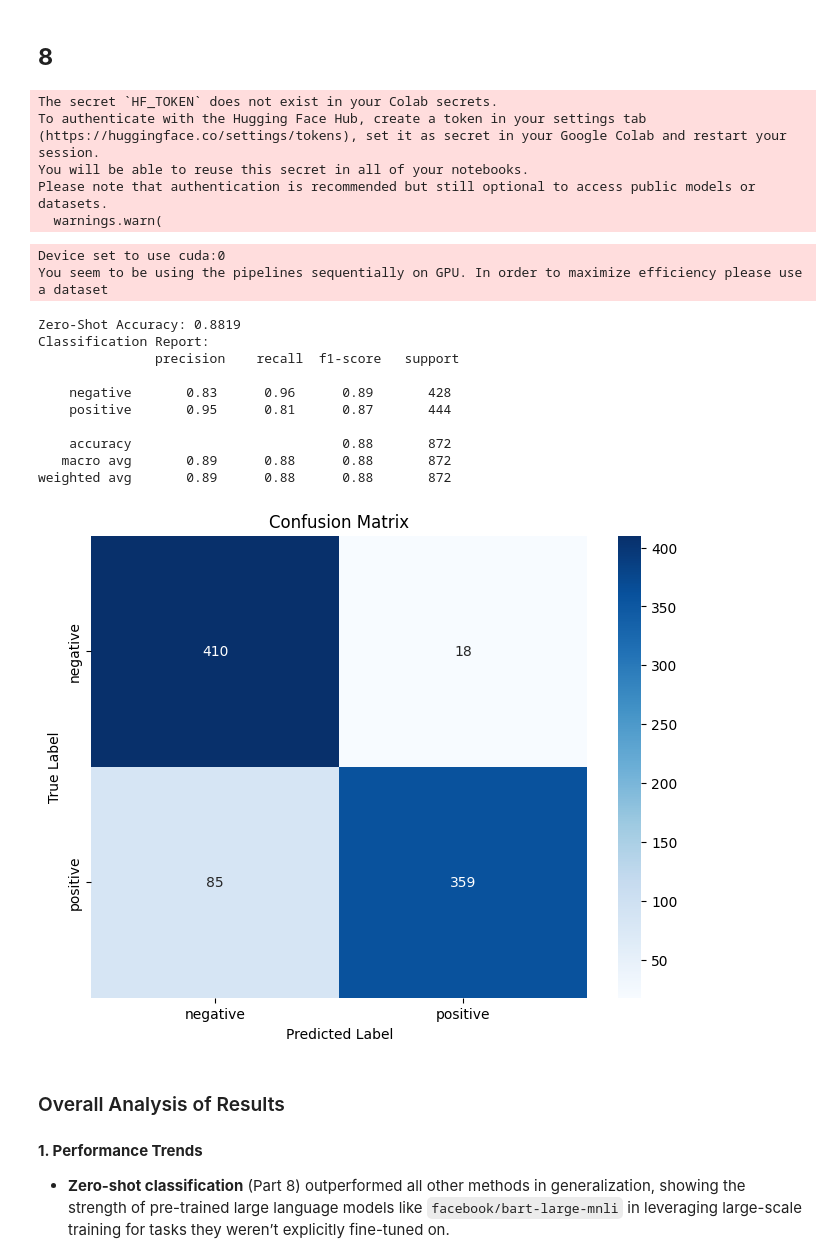
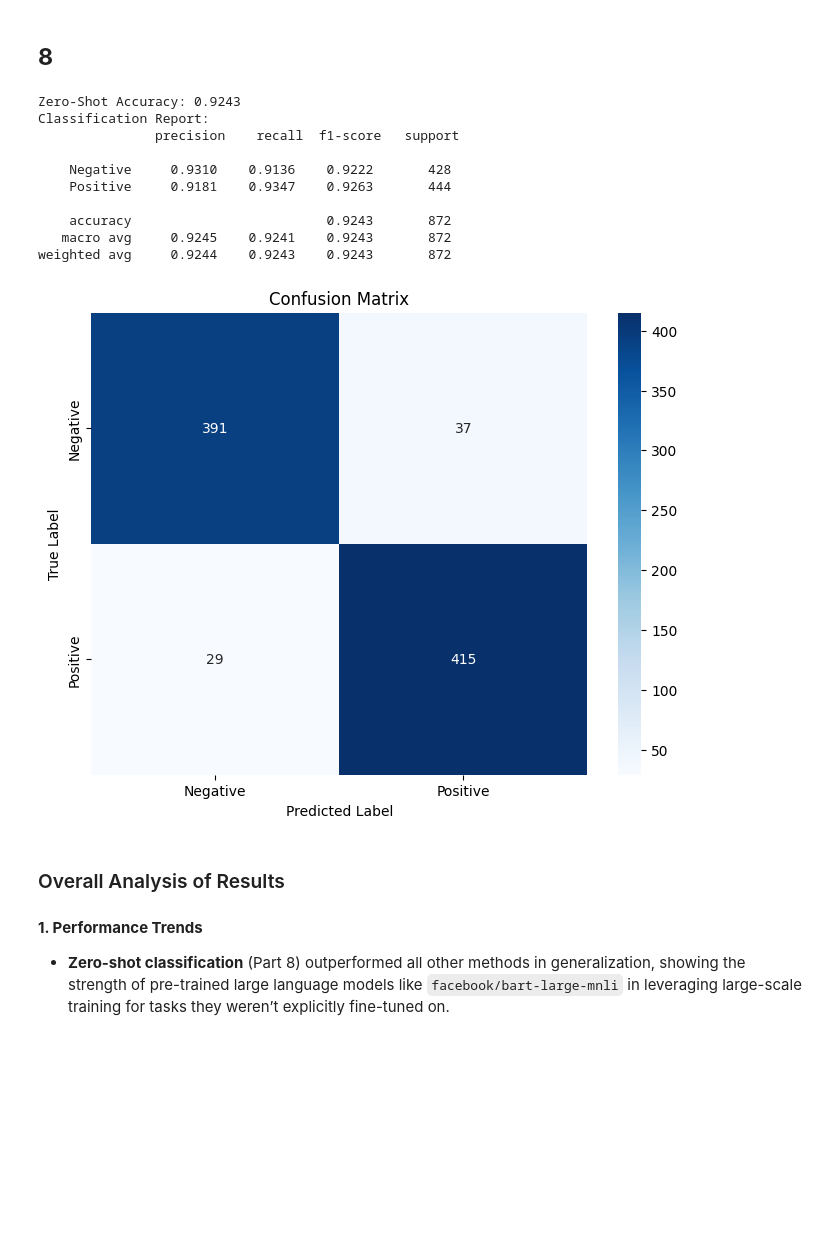
Before and after one commit to tinahalimi/HW4_DL, a Jupyter notebook: Deep Learning HW4 Part 3.ipynb, the cells around one changed output. Saved outputs shown, nothing was run; the diff lists cells and outputs as text; code cells hidden in the pictures; blank space fills up the shorter version.

```diff
--- a/Deep Learning HW4 Part 3.ipynb
+++ b/Deep Learning HW4 Part 3.ipynb
@@ -965,67 +965,71 @@ Validation Accuracy for Right-to-Left Classifier: 0.8670
 ## **8**
 # %%
 from datasets import load_dataset
-from transformers import pipeline
+from transformers import BertForSequenceClassification, AutoTokenizer
 from sklearn.metrics import accuracy_score, classification_report, confusion_matrix
+from torch.utils.data import DataLoader
+import torch
 import matplotlib.pyplot as plt
 import seaborn as sns
 
 sst2_dataset = load_dataset("glue", "sst2")
-validation_set = sst2_dataset["validation"]
 
-zero_shot_classifier = pipeline("zero-shot-classification", model="facebook/bart-large-mnli")
+# Load the pre-trained BERT model fine-tuned on SST-2
+model_name = "textattack/bert-base-uncased-SST-2"
+model = BertForSequenceClassification.from_pretrained(model_name)
+tokenizer = AutoTokenizer.from_pretrained(model_name)
 
-candidate_classes = ["negative", "positive"]
+def preprocess_function(examples):
+    return tokenizer(examples["sentence"], truncation=True, max_length=128, padding="max_length")
 
+tokenized_datasets = sst2_dataset.map(preprocess_function, batched=True, remove_columns=["sentence", "idx"])
+tokenized_datasets.set_format(type="torch", columns=["input_ids", "attention_mask", "label"])
+
+validation_dataloader = DataLoader(tokenized_datasets["validation"], batch_size=16)
+
+device = "cuda" if torch.cuda.is_available() else "cpu"
+model.to(device)
+
+model.eval()
 predicted_classes, true_classes = [], []
 
-for data_point in validation_set:
-    sentence_text = data_point["sentence"]
-    actual_label = data_point["label"]
+for batch in validation_dataloader:
+    input_ids = batch["input_ids"].to(device)
+    attention_mask = batch["attention_mask"].to(device)
+    labels = batch["label"].to(device)
 
-    classification_result = zero_shot_classifier(sentence_text, candidate_labels=candidate_classes)
+    with torch.no_grad():
+        outputs = model(input_ids=input_ids, attention_mask=attention_mask)
+        preds = torch.argmax(outputs.logits, dim=1)
 
-    predicted_label = classification_result["labels"][0]
-    predicted_classes.append(0 if predicted_label == "negative" else 1)
-    true_classes.append(actual_label)
+    predicted_classes.extend(preds.cpu().numpy())
+    true_classes.extend(labels.cpu().numpy())
 
-# Evaluate accuracy and classification metrics
 zero_shot_accuracy = accuracy_score(true_classes, predicted_classes)
-classification_metrics = classification_report(
-    true_classes, predicted_classes, target_names=["negative", "positive"], zero_division=1
-)
+classification_metrics = classification_report(true_classes, predicted_classes, target_names=["Negative", "Positive"], digits=4)
 
 print(f"Zero-Shot Accuracy: {zero_shot_accuracy:.4f}")
 print("Classification Report:\n", classification_metrics)
 
-# confusion matrix
 conf_matrix = confusion_matrix(true_classes, predicted_classes)
-
 plt.figure(figsize=(8, 6))
-sns.heatmap(conf_matrix, annot=True, fmt="d", cmap="Blues", xticklabels=["negative", "positive"], yticklabels=["negative", "positive"])
+sns.heatmap(conf_matrix, annot=True, fmt="d", cmap="Blues", xticklabels=["Negative", "Positive"], yticklabels=["Negative", "Positive"])
 plt.title("Confusion Matrix")
 plt.xlabel("Predicted Label")
 plt.ylabel("True Label")
 plt.show()
 # %% [output]
-The secret `HF_TOKEN` does not exist in your Colab secrets.
-To authenticate with the Hugging Face Hub, create a token in your settings tab (https://huggingface.co/settings/tokens), set it as secret in your Google Colab and restart your session.
-You will be able to reuse this secret in all of your notebooks.
-Please note that authentication is recommended but still optional to access public models or datasets.
-  warnings.warn(
+Zero-Shot Accuracy: 0.9243
+Classification Report:
+               precision    recall  f1-score   support
+
+    Negative     0.9310    0.9136    0.9222       428
+    Positive     0.9181    0.9347    0.9263       444
+
+    accuracy                         0.9243       872
+   macro avg     0.9245    0.9241    0.9243       872
+weighted avg     0.9244    0.9243    0.9243       872
-Device set to use cuda:0
-You seem to be using the pipelines sequentially on GPU. In order to maximize efficiency please use a dataset
-Zero-Shot Accuracy: 0.8819
-Classification Report:
-               precision    recall  f1-score   support
-
-    negative       0.83      0.96      0.89       428
-    positive       0.95      0.81      0.87       444
-
-    accuracy                           0.88       872
-   macro avg       0.89      0.88      0.88       872
-weighted avg       0.89      0.88      0.88       872
-[figure, old version]
+[figure, new version]
 # %% [markdown]
 ### Overall Analysis of Results
 
```
Also changed, not shown: 1 other file.
